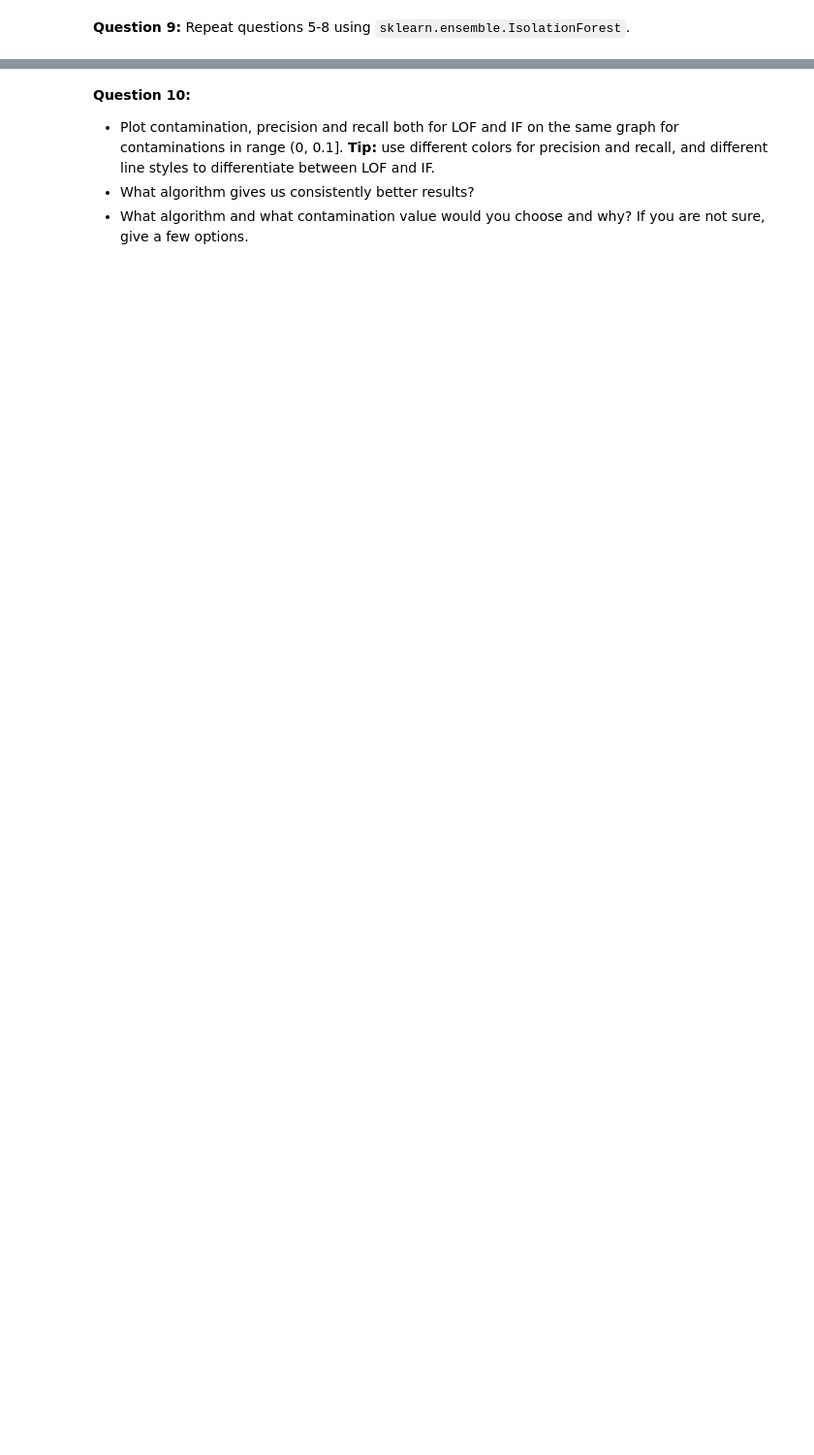
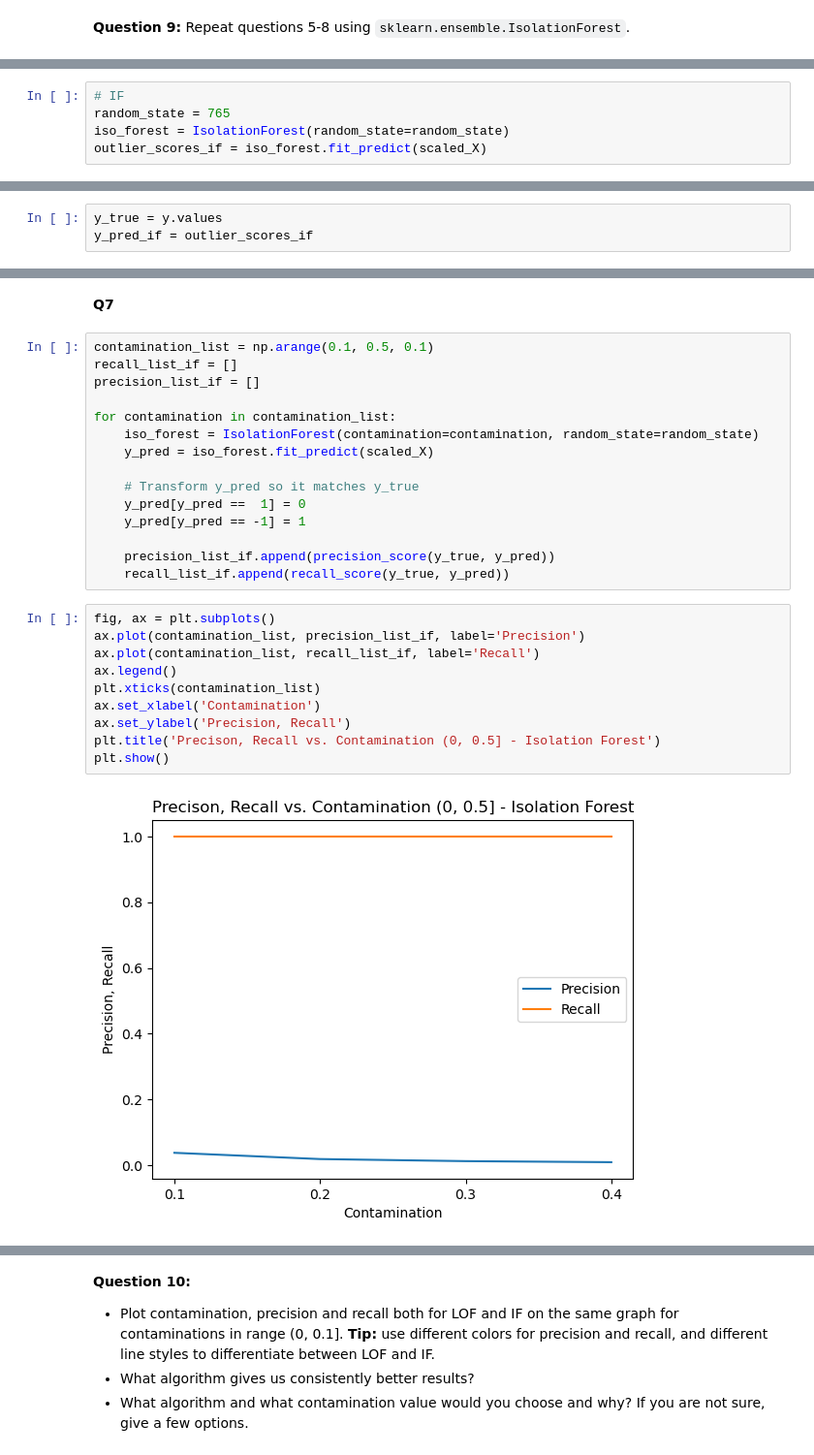
Before and after one commit to aiwan/Credit-Card-Fraud-Detection, a Jupyter notebook: Assignment/Anomaly Detection exercise.ipynb, the cells around one changed output, grey strips where cells are left out. Shown: that part at 97% size. Drawn from its saved outputs; the diff is of its cells as text; blank space fills up the shorter version.

```diff
--- a/Assignment/Anomaly Detection exercise.ipynb
+++ b/Assignment/Anomaly Detection exercise.ipynb
@@ -72,0 +353,5 @@ Although the valid range of `contamination` parameter is (0.0, 0.5] so we can fl
+# %%
+# IF
+random_state = 765
+iso_forest = IsolationForest(random_state=random_state)
+outlier_scores_if = iso_forest.fit_predict(scaled_X)
@@ -72,0 +371,3 @@ Although the valid range of `contamination` parameter is (0.0, 0.5] so we can fl
+# %%
+y_true = y.values
+y_pred_if = outlier_scores_if
@@ -72,0 +427,29 @@ Although the valid range of `contamination` parameter is (0.0, 0.5] so we can fl
+# %% [markdown]
+**Q7**
+# %%
+contamination_list = np.arange(0.1, 0.5, 0.1)
+recall_list_if = []
+precision_list_if = []
+
+for contamination in contamination_list:
+    iso_forest = IsolationForest(contamination=contamination, random_state=random_state)
+    y_pred = iso_forest.fit_predict(scaled_X)
+
+    # Transform y_pred so it matches y_true
+    y_pred[y_pred ==  1] = 0
+    y_pred[y_pred == -1] = 1
+
+    precision_list_if.append(precision_score(y_true, y_pred))
+    recall_list_if.append(recall_score(y_true, y_pred))
+# %%
+fig, ax = plt.subplots()
+ax.plot(contamination_list, precision_list_if, label='Precision')
+ax.plot(contamination_list, recall_list_if, label='Recall')
+ax.legend()
+plt.xticks(contamination_list)
+ax.set_xlabel('Contamination')
+ax.set_ylabel('Precision, Recall')
+plt.title('Precison, Recall vs. Contamination (0, 0.5] - Isolation Forest')
+plt.show()
+# %% [output]
+[figure, added]
```
Also changed, not shown: parts of 70 cells of this notebook.
